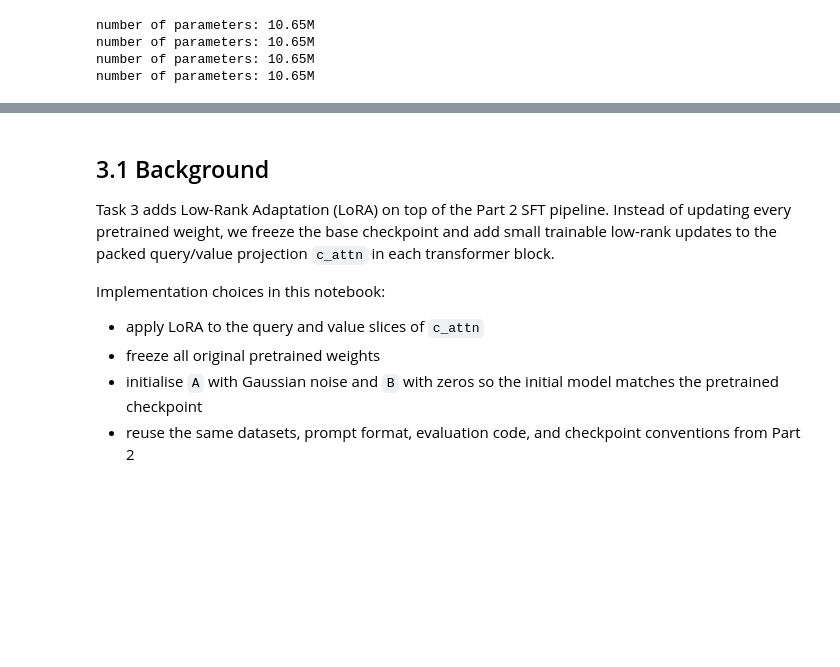
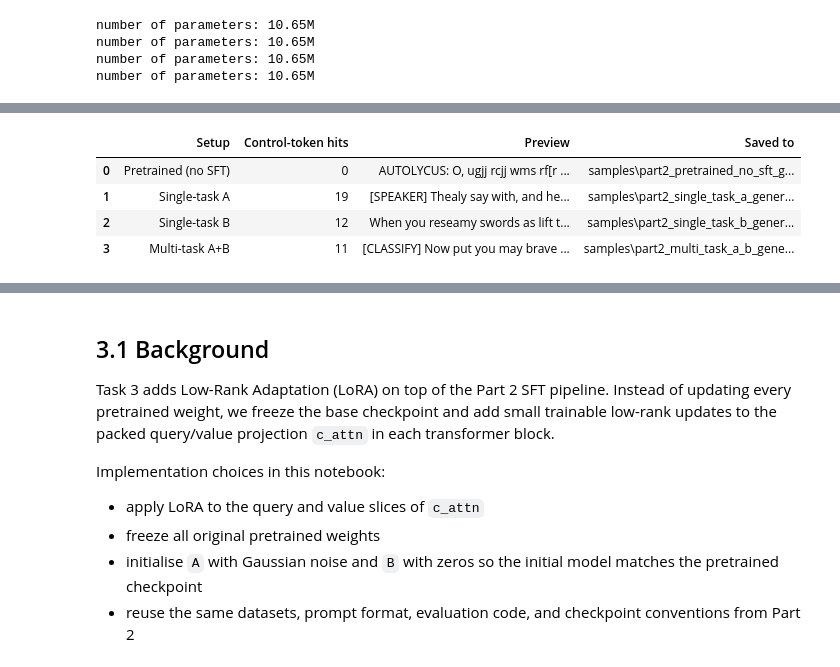
Before and after one commit to maaxhe/foundations_NLP, a Jupyter notebook: final_assignment_advanced/notebook_advanced.ipynb, the cells around one changed output, grey strips where cells are left out. Cells and saved outputs as stored; diff of their text form; code cells hidden in the pictures; blank space fills up the shorter version.

````diff
--- a/final_assignment_advanced/notebook_advanced.ipynb
+++ b/final_assignment_advanced/notebook_advanced.ipynb
@@ -2430,0 +2516,91 @@ if len(best_task_a_errors) > 0:
+# %%
+from pathlib import Path
+
+PART2_SAMPLE_DIR = Path("samples")
+PART2_SAMPLE_DIR.mkdir(exist_ok=True)
+PART2_SPECIAL_MARKERS = ["[SPEAKER]", "[CLASSIFY]", "[ANSWER]", "[END]", "VERSE", "PROSE"]
+
+
+def slugify_checkpoint_name(name):
+    return re.sub(r"[^a-z0-9]+", "_", name.lower()).strip("_")
+
+
+def generate_unconditional_samples_bundle(
+    loaded_models,
+    start_prompt="\n",
+    num_samples=2,
+    max_new_tokens=220,
+    temperature=0.8,
+    top_k=40,
+    base_seed=1337,
+    device=device,
+):
+    rows = []
+    samples_by_setup = {}
+
+    for setup, (model, stoi, itos) in loaded_models.items():
+        generate_fn = make_generate_fn(
+            model,
+            stoi,
+            itos,
+            max_new_tokens=max_new_tokens,
+            temperature=temperature,
+            top_k=top_k,
+            device=device,
+        )
+
+        samples = []
+        for sample_idx in range(num_samples):
+            seed = base_seed + sample_idx
+            torch.manual_seed(seed)
+            if torch.cuda.is_available():
+                torch.cuda.manual_seed(seed)
+            samples.append(generate_fn(start_prompt))
+
+        output_path = PART2_SAMPLE_DIR / f"part2_{slugify_checkpoint_name(setup)}_generated_samples.txt"
+        with open(output_path, "w", encoding="utf-8") as f:
+            for idx, sample in enumerate(samples, start=1):
+                f.write(f"===== {setup} / sample {idx} =====\n")
+                f.write(sample)
+                f.write("\n\n")
+
+        combined = "\n".join(samples)
+        marker_hits = sum(combined.count(marker) for marker in PART2_SPECIAL_MARKERS)
+        preview = samples[0][:240].replace("\n", " ")
+        rows.append(
+            {
+                "Setup": setup,
+                "Control-token hits": marker_hits,
+                "Preview": preview,
+                "Saved to": str(output_path),
+            }
+        )
+        samples_by_setup[setup] = samples
+
+    return samples_by_setup, pd.DataFrame(rows)
+
+
+part2_generated_samples, part2_generated_preview = generate_unconditional_samples_bundle(loaded_models)
+display(part2_generated_preview)
+
+control_token_summary = ", ".join(
+    f"{row['Setup']}: {int(row['Control-token hits'])}"
+    for _, row in part2_generated_preview[["Setup", "Control-token hits"]].iterrows()
+)
+q6 = (
+    "The unconditional samples show the expected trade-off after supervised fine-tuning: all checkpoints still sound broadly Shakespeare-like, "
+    "but the task-tuned models are more likely to leak bracketed control tokens or short label fragments from the SFT templates. "
+    f"Across the saved samples, the control-token counts are {control_token_summary}. "
+    "That means the notebook now includes the qualitative sample comparison the assignment asks for, alongside a simple diagnostic for template leakage."
+)
+display(Markdown(f"**Q6.** {q6}"))
+
+for setup, samples in part2_generated_samples.items():
+    preview_text = samples[0][:900]
+    display(Markdown(f"**{setup} sample 1**\n\n```text\n{preview_text}\n```"))
+# %% [output]
+|  | Setup | Control-token hits | Preview | Saved to |
+| 0 | Pretrained (no SFT) | 0 | AUTOLYCUS: O, ugjj rcjj wms rf[r ... | samples\part2_pretrained_no_sft_g... |
+| 1 | Single-task A | 19 | [SPEAKER] Thealy say with, and he... | samples\part2_single_task_a_gener... |
+| 2 | Single-task B | 12 | When you reseamy swords as lift t... | samples\part2_single_task_b_gener... |
+| 3 | Multi-task A+B | 11 | [CLASSIFY] Now put you may brave ... | samples\part2_multi_task_a_b_gene... |
````
Also changed, not shown: parts of 24 cells of this notebook, 16 other files.
